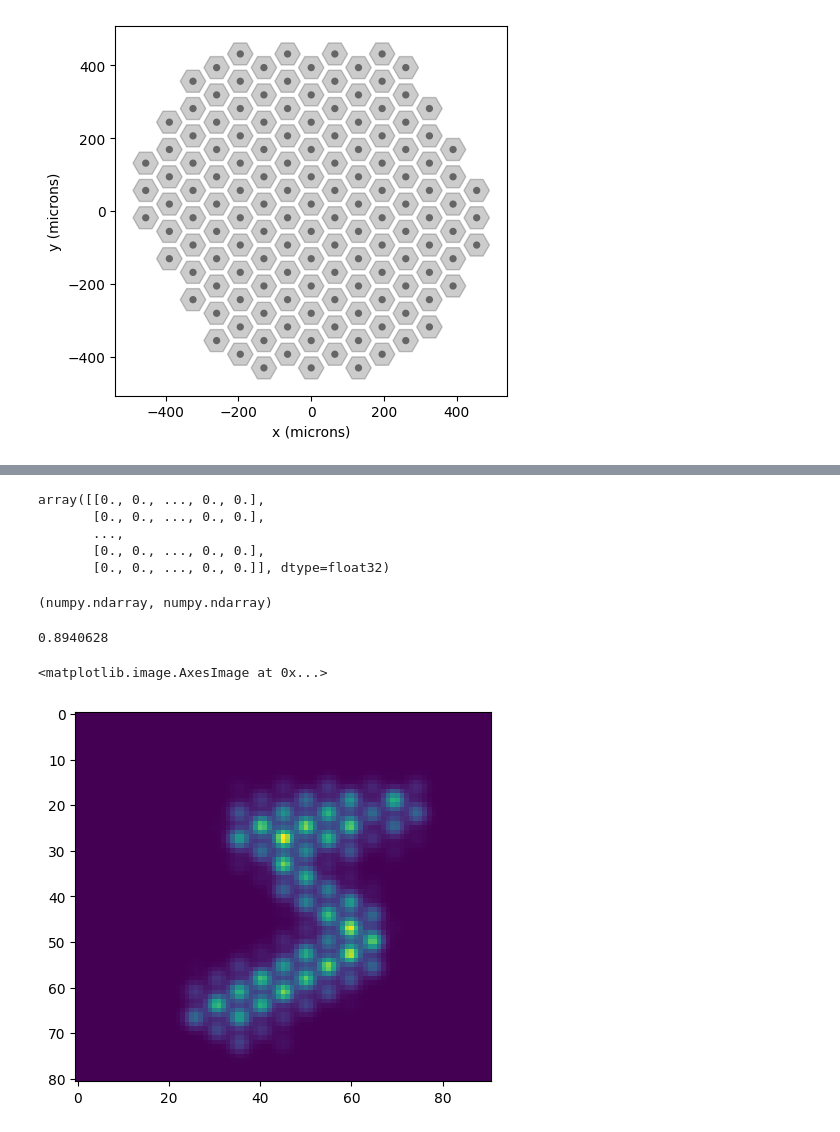
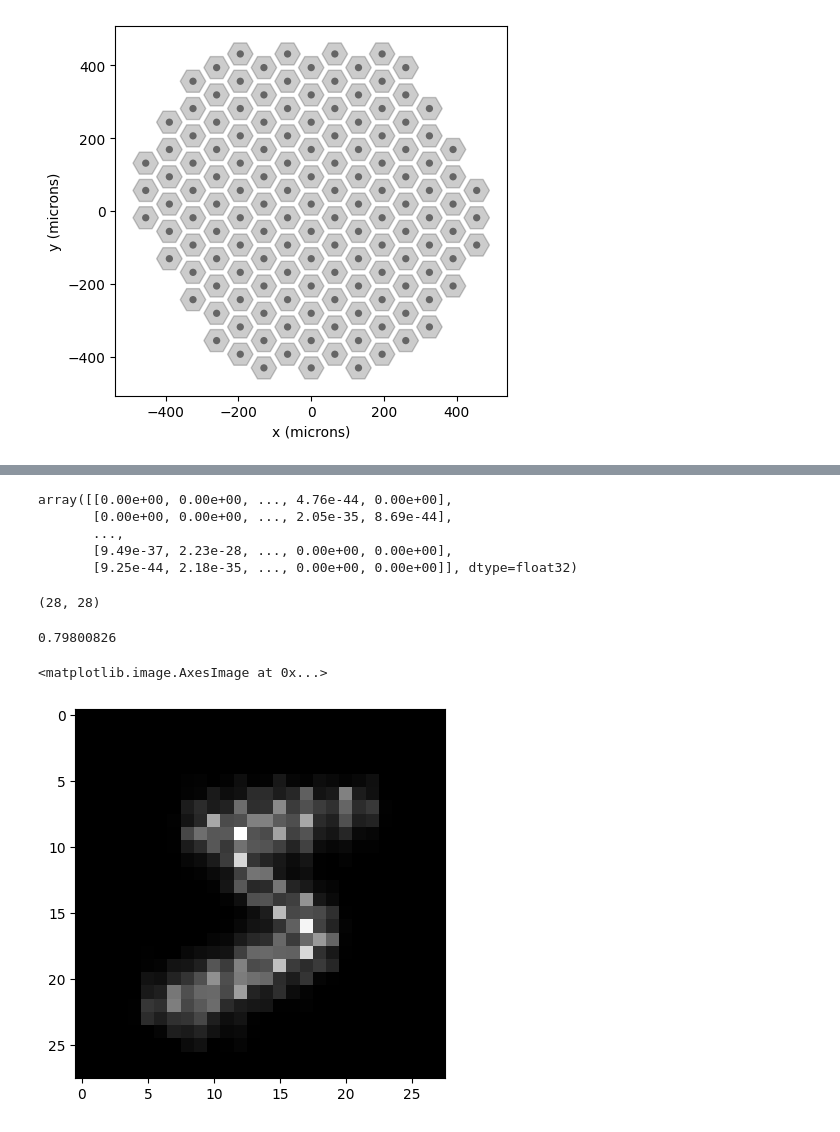
Before and after one commit to realmatthewpeng/percept, a Jupyter notebook: percept_gen_test.ipynb, the cells around one changed output, grey strips where cells are left out. Saved outputs shown, nothing was run; the diff lists cells and outputs as text; code cells hidden in the pictures.

```diff
--- a/tester.ipynb
+++ b/percept_gen_test.ipynb
@@ -35,8 +61,7 @@ implant.plot()
 <Axes: xlabel='x (microns)', ylabel='y (microns)'>
 [figure]
 # %%
-model = p2p.models.ScoreboardModel(xrange=(-2.5, 2), yrange=(-2, 2),
-                                   rho=20, xystep=0.05)
+model = p2p.models.ScoreboardModel(xrange=(-2, 2), yrange=(-2, 2), xystep=0.15, rho=20)
 model.build()
 model.plot()
 implant.plot()
@@ -51,21 +76,21 @@ percept = model.predict_percept(implant)
 frame = percept.max(axis='frames')
 frame
 # %% [output]
-array([[0., 0., ..., 0., 0.],
-       [0., 0., ..., 0., 0.],
+array([[0.00e+00, 0.00e+00, ..., 4.76e-44, 0.00e+00],
+       [0.00e+00, 0.00e+00, ..., 2.05e-35, 8.69e-44],
        ...,
-       [0., 0., ..., 0., 0.],
-       [0., 0., ..., 0., 0.]], dtype=float32)
+       [9.49e-37, 2.23e-28, ..., 0.00e+00, 0.00e+00],
+       [9.25e-44, 2.18e-35, ..., 0.00e+00, 0.00e+00]], dtype=float32)
-# %%
-type(frame), type(img)
-# %% [output]
-(numpy.ndarray, numpy.ndarray)
+# %%
+print(frame.shape)
+# %% [output]
+(28, 28)
 # %%
 np.max(frame)
 # %% [output]
-0.8940628
+0.79800826
 # %%
-plt.imshow(frame)
+plt.imshow(frame, cmap='gray')
 # %% [output]
 <matplotlib.image.AxesImage at 0x...>
-[figure, old version]
+[figure, new version]
```
Also changed, not shown: parts of 6 cells of this notebook, 3 other files.
